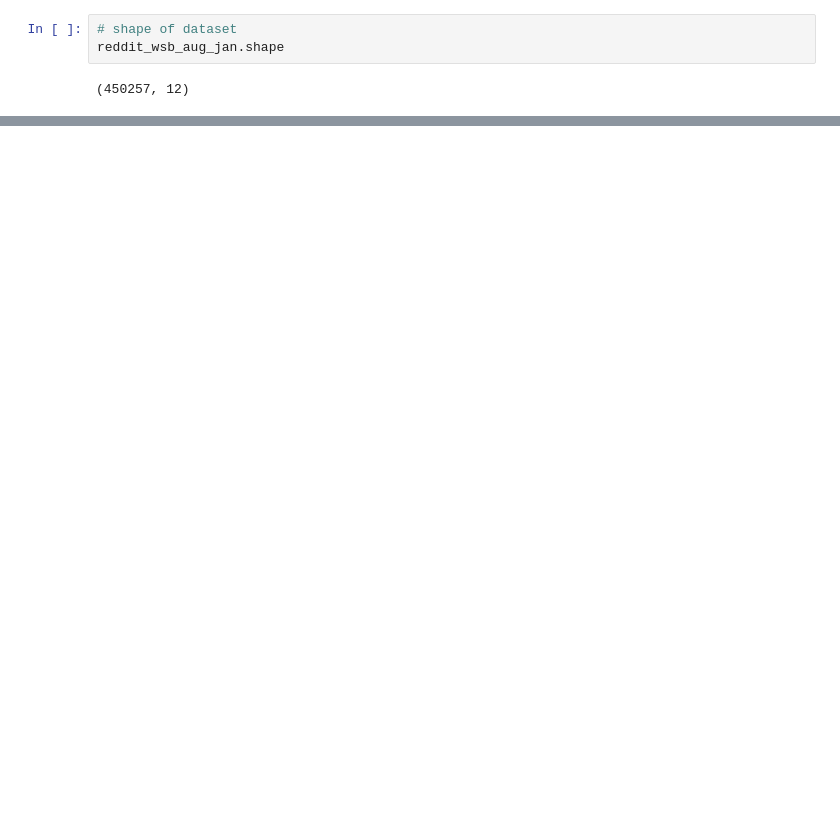
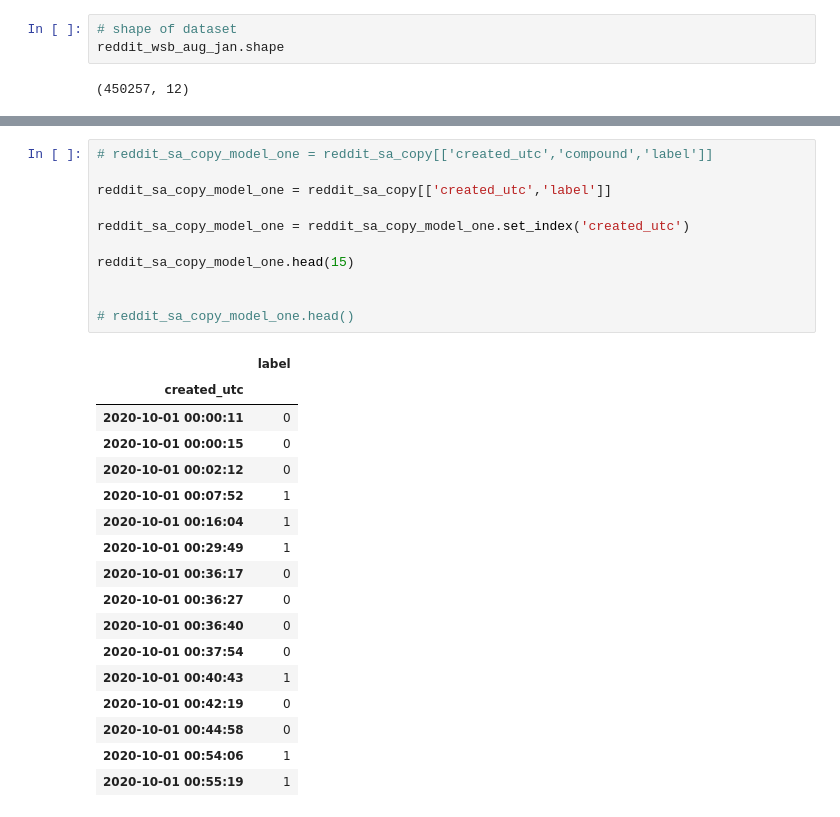
Before and after one commit to lucisaldanha/GME_project, a Jupyter notebook: report.ipynb, the cells around one changed output, grey strips where cells are left out. Saved outputs shown, nothing was run; the diff lists cells and outputs as text; blank space fills up the shorter version.

```diff
--- a/report.ipynb
+++ b/report.ipynb
@@ -320,0 +399,29 @@ reddit_wsb_aug_jan.tail()
+# %%
+# reddit_sa_copy_model_one = reddit_sa_copy[['created_utc','compound','label']]
+
+reddit_sa_copy_model_one = reddit_sa_copy[['created_utc','label']]
+
+reddit_sa_copy_model_one = reddit_sa_copy_model_one.set_index('created_utc')
+
+reddit_sa_copy_model_one.head(15)
+
+
+# reddit_sa_copy_model_one.head()
+# %% [output]
+|  | label |
+| created_utc |  |
+| 2020-10-01 00:00:11 | 0 |
+| 2020-10-01 00:00:15 | 0 |
+| 2020-10-01 00:02:12 | 0 |
+| 2020-10-01 00:07:52 | 1 |
+| 2020-10-01 00:16:04 | 1 |
+| 2020-10-01 00:29:49 | 1 |
+| 2020-10-01 00:36:17 | 0 |
+| 2020-10-01 00:36:27 | 0 |
+| 2020-10-01 00:36:40 | 0 |
+| 2020-10-01 00:37:54 | 0 |
+| 2020-10-01 00:40:43 | 1 |
+| 2020-10-01 00:42:19 | 0 |
+| 2020-10-01 00:44:58 | 0 |
+| 2020-10-01 00:54:06 | 1 |
+| 2020-10-01 00:55:19 | 1 |
```
Also changed, not shown: parts of 21 cells of this notebook.
